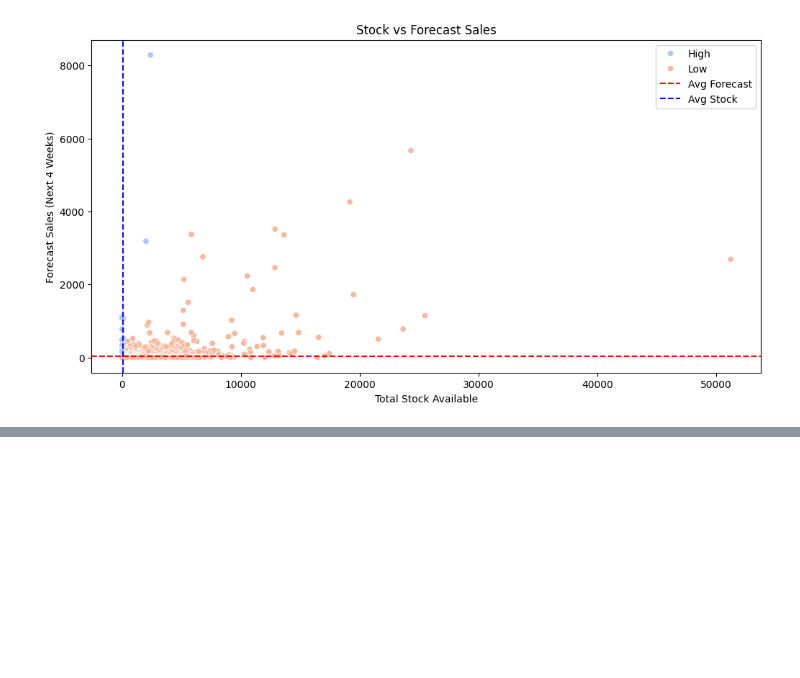
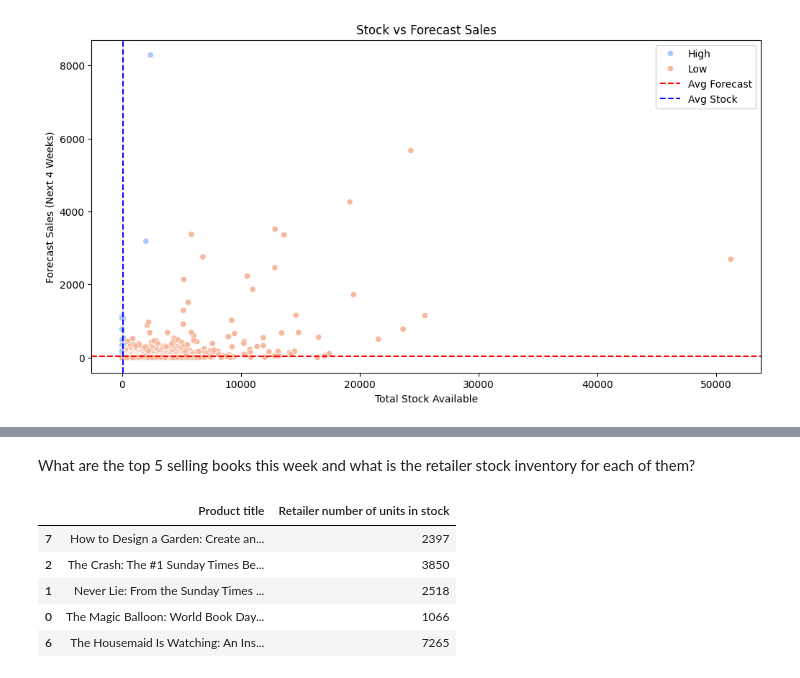
Before and after one commit to andrea-mar/books_dataset, a Jupyter notebook: dk.ipynb, the cells around one changed output, grey strips where cells are left out. Drawn from its saved outputs; the diff is of its cells as text; code cells hidden in the pictures; blank space fills up the shorter version.

```diff
--- a/dk.ipynb
+++ b/dk.ipynb
@@ -128,3 +128,14 @@ df[["ISBN",
 | 4 | 9780241740859 | LEGO Our Amazing Universe: World ... | 1214 | 3991 | 2140.0 | Low |
 # %%
 df.drop(columns=["Hover Info"]).to_csv("inventory_data_with_risk.csv", index=False)
+# %% [markdown]
+What are the top 5 selling books this week and what is the retailer stock inventory for each of them?
+# %%
+df.sort_values(by="Forecast sales for this week", ascending=False)[["Product title", "Retailer number of units in stock"]].head(5)
+# %% [output]
+|  | Product title | Retailer number of units in stock |
+| 7 | How to Design a Garden: Create an... | 2397 |
+| 2 | The Crash: The #1 Sunday Times Be... | 3850 |
+| 1 | Never Lie: From the Sunday Times ... | 2518 |
+| 0 | The Magic Balloon: World Book Day... | 1066 |
+| 6 | The Housemaid Is Watching: An Ins... | 7265 |
```
Also changed, not shown: 5 other files.
